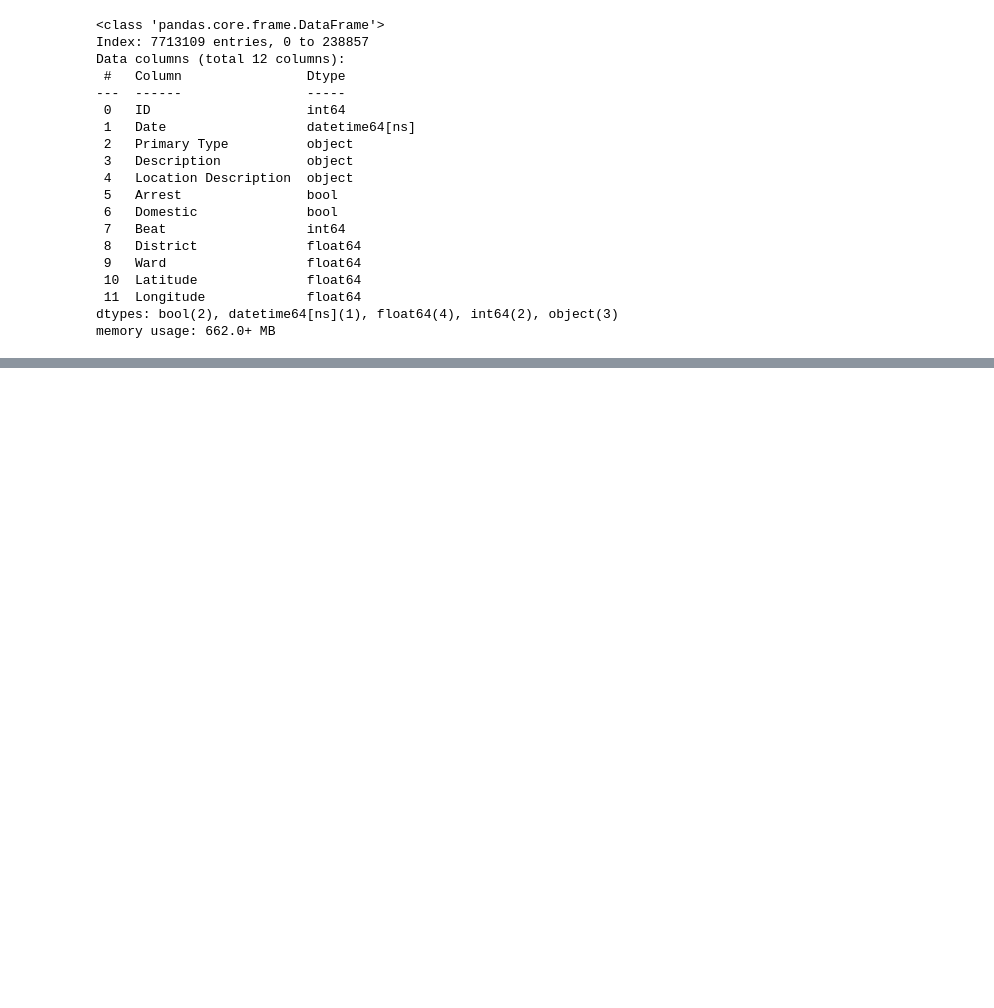
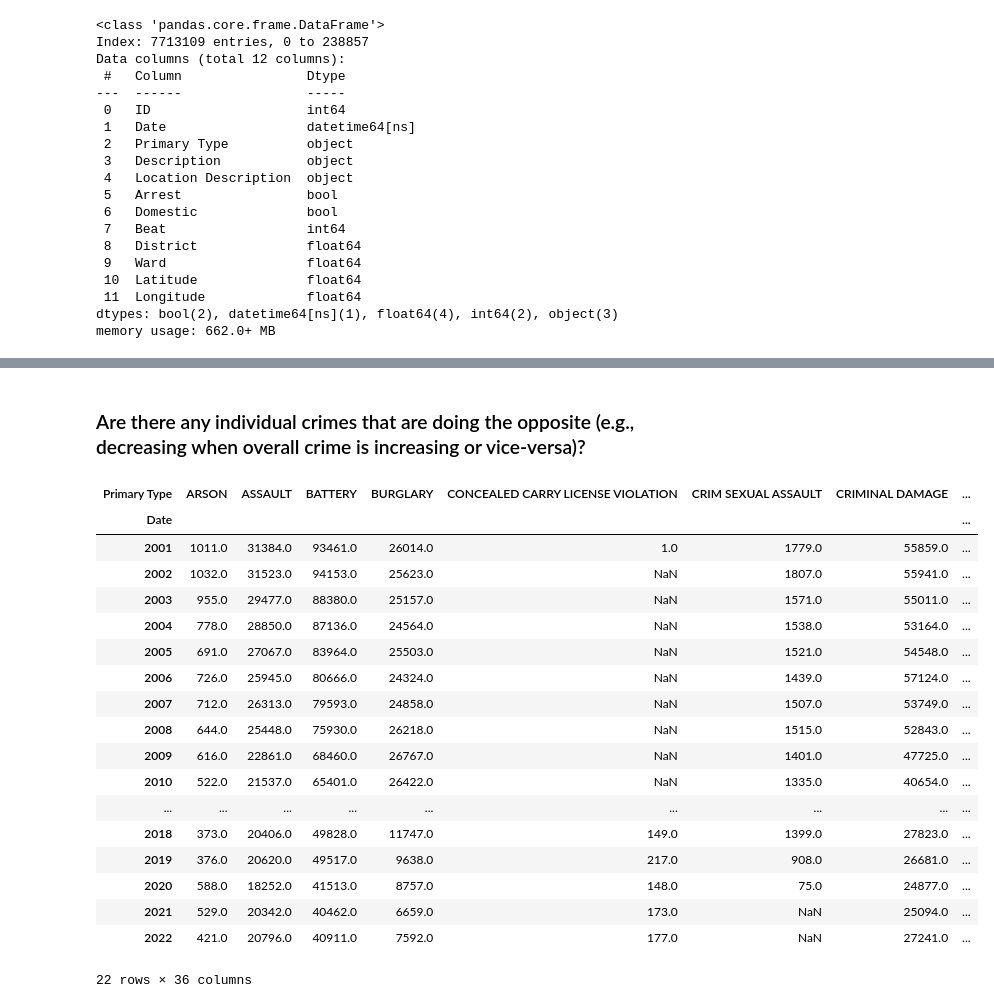
Before and after one commit to SamiOmran/Chicago-Crime-Data, a Jupyter notebook: Chicago_Crimes.ipynb, the cells around one changed output, grey strips where cells are left out. Drawn from its saved outputs; the diff is of its cells as text; code cells hidden in the pictures; blank space fills up the shorter version.

```diff
--- a/Chicago_Crimes.ipynb
+++ b/Chicago_Crimes.ipynb
@@ -99,0 +177,25 @@ True
+# %% [markdown]
+### Are there any individual crimes that are doing the opposite (e.g., decreasing when overall crime is increasing or vice-versa)?
+# %%
+yearly_crimes_by_type = indexed_df.groupby(indexed_df.index.year)['Primary Type'].value_counts(ascending=False).unstack()
+yearly_crimes_by_type
+# %% [output]
+| Primary Type | ARSON | ASSAULT | BATTERY | BURGLARY | CONCEALED CARRY LICENSE VIOLATION | CRIM SEXUAL ASSAULT | CRIMINAL DAMAGE | ... |
+| Date |  |  |  |  |  |  |  | ... |
+| 2001 | 1011.0 | 31384.0 | 93461.0 | 26014.0 | 1.0 | 1779.0 | 55859.0 | ... |
+| 2002 | 1032.0 | 31523.0 | 94153.0 | 25623.0 | NaN | 1807.0 | 55941.0 | ... |
+| 2003 | 955.0 | 29477.0 | 88380.0 | 25157.0 | NaN | 1571.0 | 55011.0 | ... |
+| 2004 | 778.0 | 28850.0 | 87136.0 | 24564.0 | NaN | 1538.0 | 53164.0 | ... |
+| 2005 | 691.0 | 27067.0 | 83964.0 | 25503.0 | NaN | 1521.0 | 54548.0 | ... |
+| 2006 | 726.0 | 25945.0 | 80666.0 | 24324.0 | NaN | 1439.0 | 57124.0 | ... |
+| 2007 | 712.0 | 26313.0 | 79593.0 | 24858.0 | NaN | 1507.0 | 53749.0 | ... |
+| 2008 | 644.0 | 25448.0 | 75930.0 | 26218.0 | NaN | 1515.0 | 52843.0 | ... |
+| 2009 | 616.0 | 22861.0 | 68460.0 | 26767.0 | NaN | 1401.0 | 47725.0 | ... |
+| 2010 | 522.0 | 21537.0 | 65401.0 | 26422.0 | NaN | 1335.0 | 40654.0 | ... |
+| ... | ... | ... | ... | ... | ... | ... | ... | ... |
+| 2018 | 373.0 | 20406.0 | 49828.0 | 11747.0 | 149.0 | 1399.0 | 27823.0 | ... |
+| 2019 | 376.0 | 20620.0 | 49517.0 | 9638.0 | 217.0 | 908.0 | 26681.0 | ... |
+| 2020 | 588.0 | 18252.0 | 41513.0 | 8757.0 | 148.0 | 75.0 | 24877.0 | ... |
+| 2021 | 529.0 | 20342.0 | 40462.0 | 6659.0 | 173.0 | NaN | 25094.0 | ... |
+| 2022 | 421.0 | 20796.0 | 40911.0 | 7592.0 | 177.0 | NaN | 27241.0 | ... |
+22 rows × 36 columns
```
Also changed, not shown: parts of 54 cells of this notebook.
